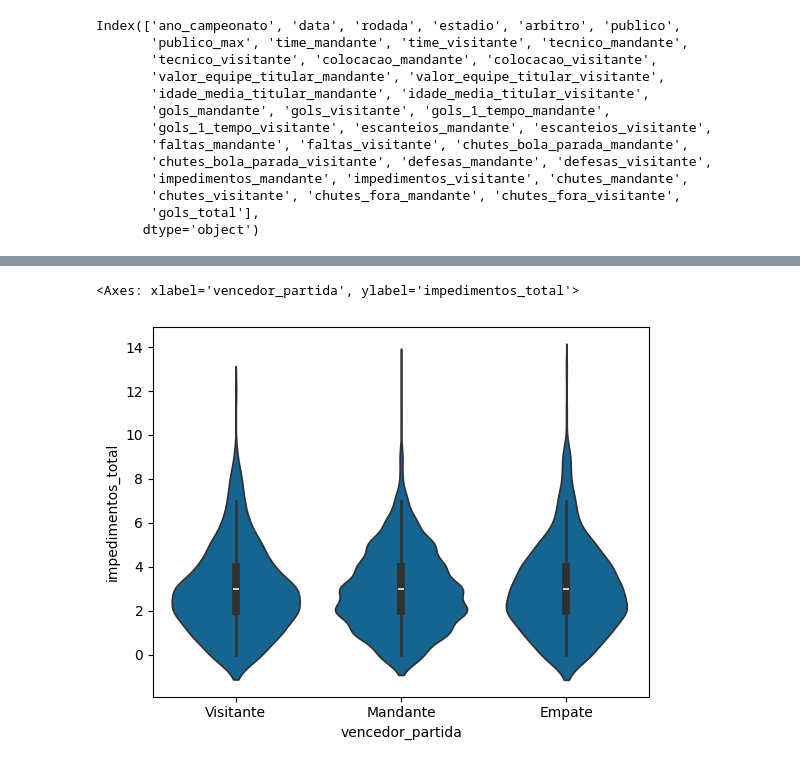
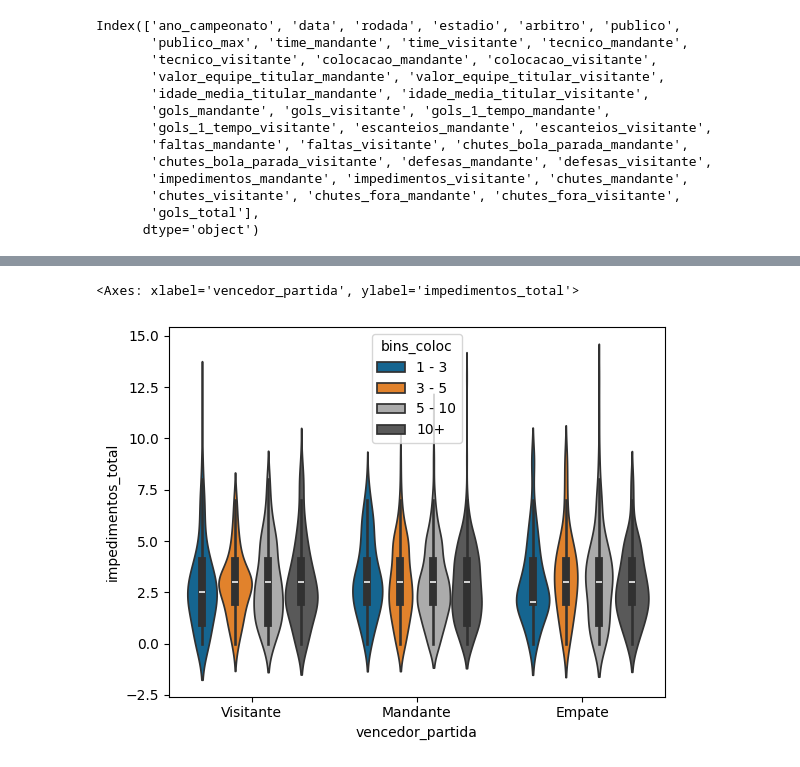
Before and after one commit to zicziczic/OPT004-CienciaDeDados, a Jupyter notebook: Lab2. - EDA e Viz de dados de Futebol/Lab2.ipynb, the cells around one changed output, grey strips where cells are left out. Drawn from its saved outputs; the diff is of its cells as text; code cells hidden in the pictures.

```diff
--- a/Lab2. - EDA e Viz de dados de Futebol/Lab2.ipynb
+++ b/Lab2. - EDA e Viz de dados de Futebol/Lab2.ipynb
@@ -316,3 +316,8 @@ def find_winner(df):
     return df
 # %%
 df = find_winner(df)
+# %%
+faixas_dif_coloc = [1, 3, 5, 10, np.inf]
+labels= ["1 - 3", "3 - 5", "5 - 10", "10+"]
+# %%
+df["bins_coloc"] = pd.cut(df["diferenca_colocacao"], bins=faixas_dif_coloc, labels=labels)
@@ -319,13 +340,14 @@ df = find_winner(df)
 # %%
 sns.violinplot(
     data=df,
     x="vencedor_partida",
     y="impedimentos_total",
+    hue="bins_coloc"
 
 )
 # %% [output]
 <Axes: xlabel='vencedor_partida', ylabel='impedimentos_total'>
-[figure, old version]
+[figure, new version]
 # %%
 numeric_df = df.select_dtypes(include=np.number)
 # %%
```
Also changed, not shown: parts of 1 cell of this notebook.
